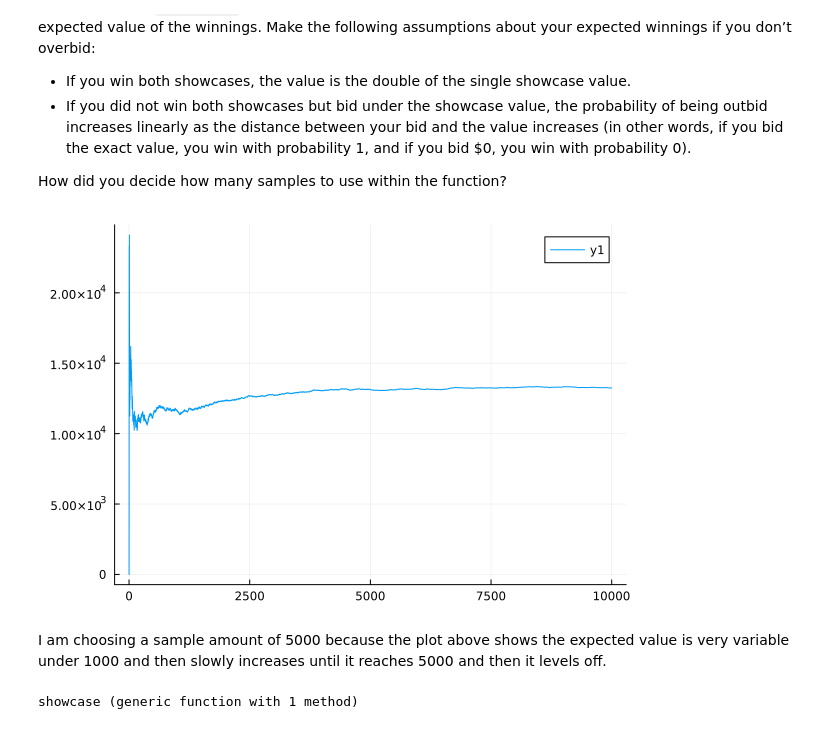
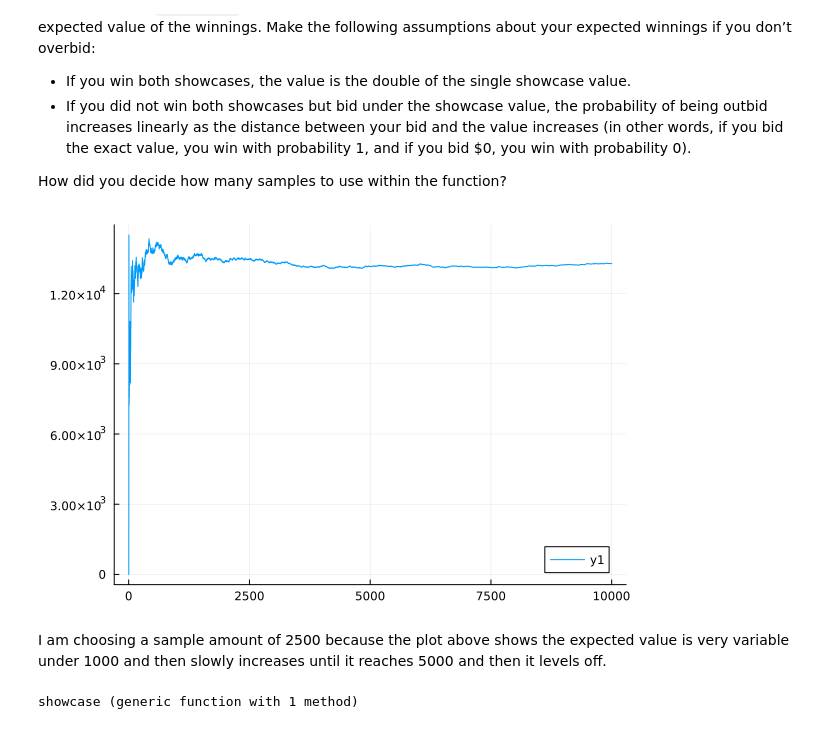
Before and after one commit to BEE4750-FA23/lab-02-jrmarcuse, a Jupyter notebook: lab02.ipynb, the cells around one changed output. Saved outputs shown, nothing was run; the diff lists cells and outputs as text; code cells hidden in the pictures.

```diff
--- a/lab02.ipynb
+++ b/lab02.ipynb
@@ -264,8 +266,8 @@ following assumptions about your expected winnings if you don’t overbid:
 
 How did you decide how many samples to use within the function?
 # %%
-using Plots
 showcase_dist = truncated(Normal(31000,4500), lower=5000, upper=42000)
+contestant_dist = truncated(Normal(31000,4500), lower=0, upper=42000) #different distribution here because contestant could guess $0
 #initialize vector of winnings
 won=[];
 bid_value=31000;
@@ -273,39 +275,40 @@ bid_value=31000;
 for i=1:10000
     #Initialize winnings variable at 0
     winnings=0;
-    final_showcase_value, contestant_value = rand(showcase_dist,2)
+    final_showcase_value = rand(showcase_dist);
+    contestant_value = rand(contestant_dist);
 
     #This set of if statements determines the winnings based on your guess
     if bid_value<=final_showcase_value && contestant_value<=final_showcase_value
         if (final_showcase_value-bid_value)<(final_showcase_value-contestant_value)
             if (final_showcase_value-bid_value)<=250
                 winnings=2*final_showcase_value;
             else
                 winnings=final_showcase_value;
             end
         end
     elseif bid_value<=final_showcase_value && contestant_value>final_showcase_value
         if (final_showcase_value-bid_value)<=250
             winnings=2*final_showcase_value;
         else
             winnings=final_showcase_value;
         end
     end
     #append the winnings of this run to the won vector
     push!(won,winnings)
 end
 
 #Calculate running means of won vector
 running_means=[]
 for i=1:length(won)
     push!(running_means,mean(won[1:i]))
 end
 
 plot(running_means)
 # %% [output]
-[figure, old version]
+[figure, new version]
 # %% [markdown]
-I am choosing a sample amount of 5000 because the plot above shows the expected value is very variable under 1000 and then slowly increases until it reaches 5000 and then it levels off.
+I am choosing a sample amount of 2500 because the plot above shows the expected value is very variable under 1000 and then slowly increases until it reaches 5000 and then it levels off.
 # %%
 #This function determines the expected value of the winnings based on your chosen bid
 function showcase(bid_value)
```
Also changed, not shown: parts of 5 cells of this notebook.
